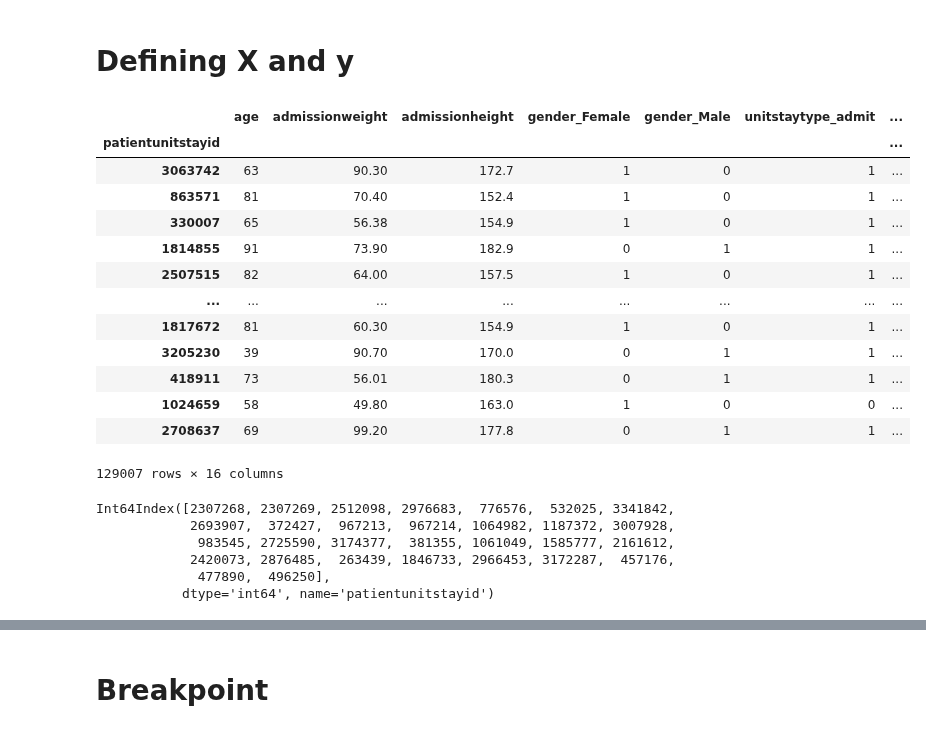
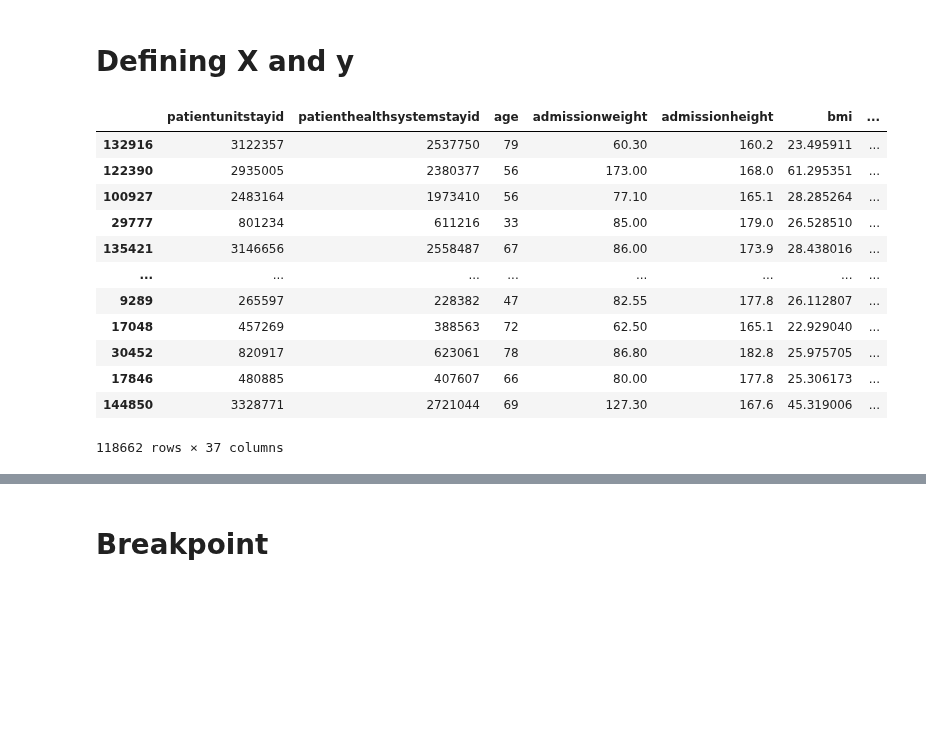
Before and after one commit to horwitzr/ViTalErt, a Jupyter notebook: models/Model.ipynb, the cells around one changed output, grey strips where cells are left out. Saved outputs shown, nothing was run; the diff lists cells and outputs as text; code cells hidden in the pictures; blank space fills up the shorter version.

```diff
--- a/models/Model.ipynb
+++ b/models/Model.ipynb
@@ -61,3 +35,8 @@ matplotlib.rcParams.update({'font.size': 22})
 def now_to_str():
     now = str(datetime.now())
     return now[0:4] + '_' + now[5:7] + '_' + now[8:10] + '_' + now[11:13] + now[14:16]
+# %%
+Xy = pd.read_csv('/Users/rachellehorwitz/Documents/ViTalErt/notebooks/Xy_2020_06_09_0915.csv')
+y = Xy.pop('label')
+X = Xy.copy()
+X.columns
@@ -172,2 +108,0 @@ patient_pos.head()
-# %%
-pd.set_option('display.max_rows', 30)
@@ -193,31 +109,30 @@ foo = patient[patient['apacheadmissiondx'].isnull()]
 # %% [markdown]
 # Defining X and y
 # %%
-# Define X and y
-#tmp1 = patient[['age', 'admissionweight', 'admissionheight']]
-X = pd.concat([patient[['age', 'admissionweight', 'admissionheight']], \
-               patient.filter(like='gender_'), \
-               patient.filter(like='unitstaytype_'), \
-               patient.filter(like='ethnicity_')], axis=1)
-X = X.assign(bmi=lambda x: x.admissionweight/((x.admissionheight/100)**2))
+# # Define X and y
+# #tmp1 = patient[['age', 'admissionweight', 'admissionheight']]
+# X = pd.concat([patient[['age', 'admissionweight', 'admissionheight']], \
+#                patient.filter(like='gender_'), \
+#                patient.filter(like='unitstaytype_'), \
+#                patient.filter(like='ethnicity_')], axis=1)
+# #X = X.assign(bmi=lambda x: x.admissionweight/((x.admissionheight/100)**2))
 
-y = patient['label']
+# y = patient['label']
 
-# Partition and train model
+# # Partition and train model
 X_train, X_test, y_train, y_test = train_test_split(X, y, test_size = 0.2, stratify=y)
 X_train
 # %% [output]
-|  | age | admissionweight | admissionheight | gender_Female | gender_Male | unitstaytype_admit | ... |
-| patientunitstayid |  |  |  |  |  |  | ... |
-| 3063742 | 63 | 90.30 | 172.7 | 1 | 0 | 1 | ... |
-| 863571 | 81 | 70.40 | 152.4 | 1 | 0 | 1 | ... |
-| 330007 | 65 | 56.38 | 154.9 | 1 | 0 | 1 | ... |
-| 1814855 | 91 | 73.90 | 182.9 | 0 | 1 | 1 | ... |
-| 2507515 | 82 | 64.00 | 157.5 | 1 | 0 | 1 | ... |
+|  | patientunitstayid | patienthealthsystemstayid | age | admissionweight | admissionheight | bmi | ... |
+| 132916 | 3122357 | 2537750 | 79 | 60.30 | 160.2 | 23.495911 | ... |
+| 122390 | 2935005 | 2380377 | 56 | 173.00 | 168.0 | 61.295351 | ... |
+| 100927 | 2483164 | 1973410 | 56 | 77.10 | 165.1 | 28.285264 | ... |
+| 29777 | 801234 | 611216 | 33 | 85.00 | 179.0 | 26.528510 | ... |
+| 135421 | 3146656 | 2558487 | 67 | 86.00 | 173.9 | 28.438016 | ... |
 | ... | ... | ... | ... | ... | ... | ... | ... |
-| 1817672 | 81 | 60.30 | 154.9 | 1 | 0 | 1 | ... |
-| 3205230 | 39 | 90.70 | 170.0 | 0 | 1 | 1 | ... |
-| 418911 | 73 | 56.01 | 180.3 | 0 | 1 | 1 | ... |
-| 1024659 | 58 | 49.80 | 163.0 | 1 | 0 | 0 | ... |
-| 2708637 | 69 | 99.20 | 177.8 | 0 | 1 | 1 | ... |
+| 9289 | 265597 | 228382 | 47 | 82.55 | 177.8 | 26.112807 | ... |
+| 17048 | 457269 | 388563 | 72 | 62.50 | 165.1 | 22.929040 | ... |
+| 30452 | 820917 | 623061 | 78 | 86.80 | 182.8 | 25.975705 | ... |
+| 17846 | 480885 | 407607 | 66 | 80.00 | 177.8 | 25.306173 | ... |
+| 144850 | 3328771 | 2721044 | 69 | 127.30 | 167.6 | 45.319006 | ... |
-129007 rows × 16 columns
+118662 rows × 37 columns
@@ -226,9 +138,0 @@ a = X.admissionheight.nlargest(30)
-# %%
-a.index
-# %% [output]
-Int64Index([2307268, 2307269, 2512098, 2976683,  776576,  532025, 3341842,
-            2693907,  372427,  967213,  967214, 1064982, 1187372, 3007928,
-             983545, 2725590, 3174377,  381355, 1061049, 1585777, 2161612,
-            2420073, 2876485,  263439, 1846733, 2966453, 3172287,  457176,
-             477890,  496250],
-           dtype='int64', name='patientunitstayid')
```
Also changed, not shown: parts of 22 cells of this notebook, 1 other file.
